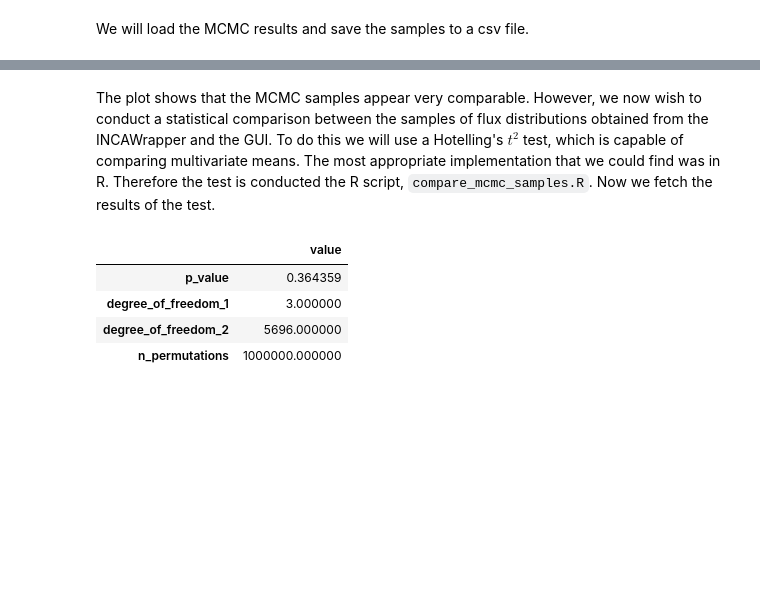
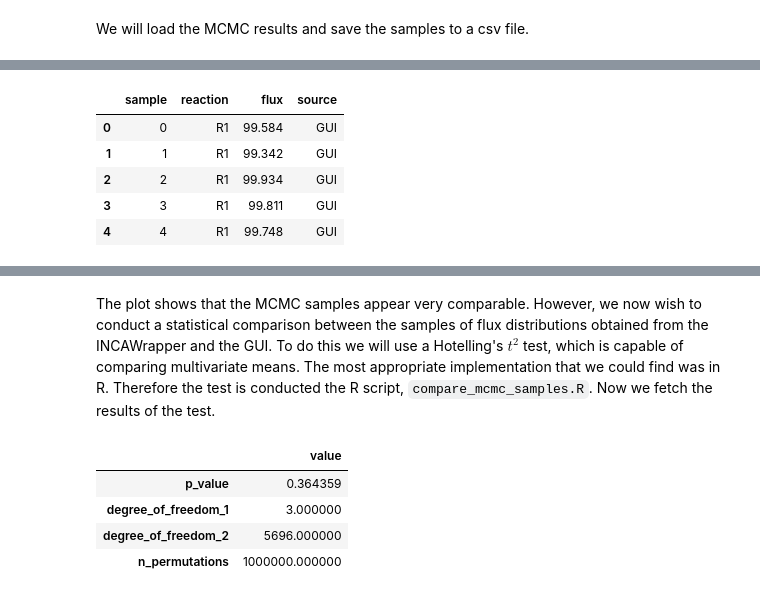
Before and after one commit to biosustain/incawrapper, a Jupyter notebook: docs/examples/validation_toy_model.ipynb, the cells around one changed output, grey strips where cells are left out. Cells and saved outputs as stored; diff of their text form; code cells hidden in the pictures; blank space fills up the shorter version.

```diff
--- a/docs/examples/validation_toy_model.ipynb
+++ b/docs/examples/validation_toy_model.ipynb
@@ -140,12 +64,19 @@ As noted in the MCMC tutorial for the INCAWrapper, it is currently not capable o
 # %%
 # Load GUI flux samples
-gui_samples_file = data_folder / 'simulated_data' / 'GUI_output.csv'
-gui_flux_samples = pd.read_csv(gui_samples_file)
+gui_flux_samples = pd.read_csv(gui_mcmc_samples_file, index_col=None)
 gui_flux_samples['sample'] = gui_flux_samples.index.values
 gui_flux_samples.columns = incawrapper_flux_samples.columns
 
 gui_flux_samples_long = gui_flux_samples.melt(id_vars='sample', var_name='reaction', value_name='flux')
 gui_flux_samples_long['source'] = 'GUI'
+gui_flux_samples_long.head()
+# %% [output]
+|  | sample | reaction | flux | source |
+| 0 | 0 | R1 | 99.584 | GUI |
+| 1 | 1 | R1 | 99.342 | GUI |
+| 2 | 2 | R1 | 99.934 | GUI |
+| 3 | 3 | R1 | 99.811 | GUI |
+| 4 | 4 | R1 | 99.748 | GUI |
 # %%
 # setup a plotting data frame
 plot_df = pd.concat([incawrapper_flux_samples_long, gui_flux_samples_long])
```
Also changed, not shown: parts of 17 cells of this notebook.
